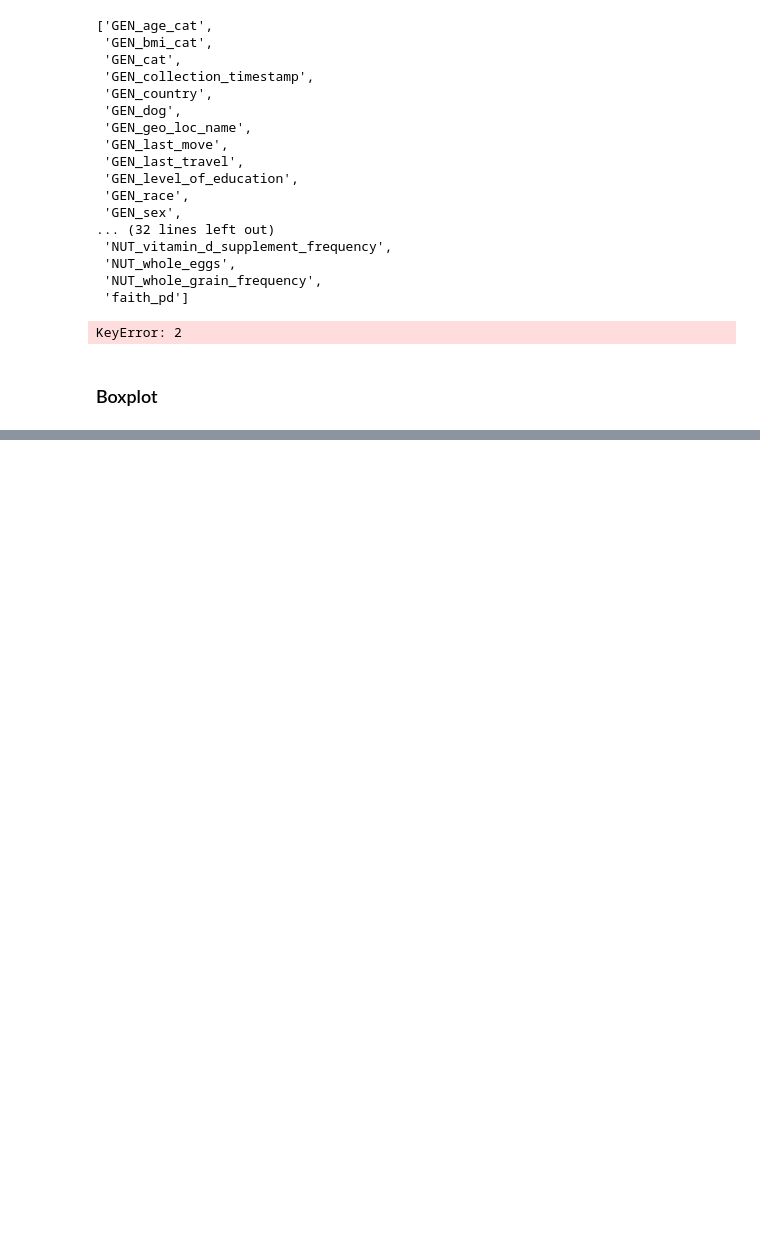
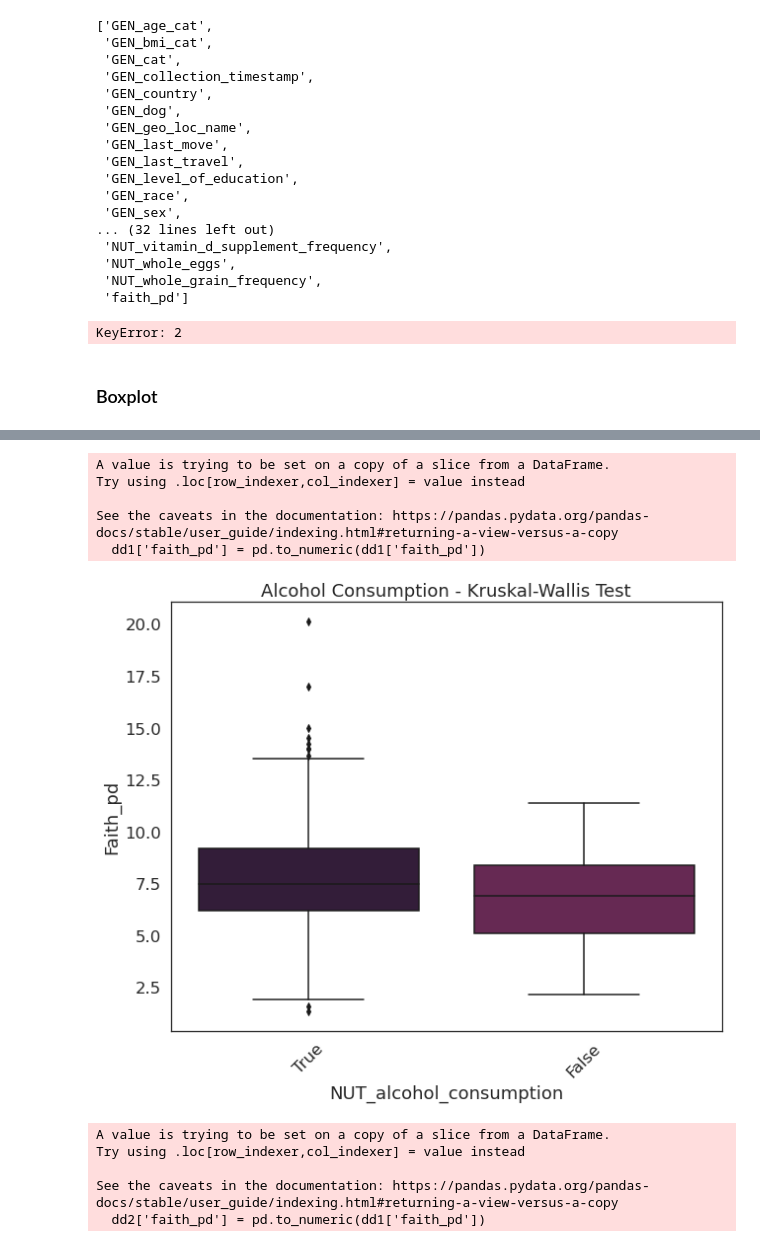
Before and after one commit to dhasanova99/HealthyFood, a Jupyter notebook: JupyterDocs/F_Alpha_Diversity.ipynb, the cells around one changed output, grey strips where cells are left out. Drawn from its saved outputs; the diff is of its cells as text; code cells hidden in the pictures; blank space fills up the shorter version.

```diff
--- a/JupyterDocs/F_Alpha_Diversity.ipynb
+++ b/JupyterDocs/F_Alpha_Diversity.ipynb
@@ -384,0 +410,41 @@ KeyError: 'NUT_alcohol_frequency'
+# %%
+Kruskal = pd.read_csv(os.path.join(data_dir, 'Kruskal-wallis-pairwise.tsv'), sep='\t')
+Kruskal = Kruskal.tail(-1)
+# %%
+dd1 = Kruskal[['NUT_alcohol_consumption','faith_pd']]
+dd1['faith_pd'] = pd.to_numeric(dd1['faith_pd'])
+# %% [output]
+A value is trying to be set on a copy of a slice from a DataFrame.
+Try using .loc[row_indexer,col_indexer] = value instead
+
+See the caveats in the documentation: https://pandas.pydata.org/pandas-docs/stable/user_guide/indexing.html#returning-a-view-versus-a-copy
+  dd1['faith_pd'] = pd.to_numeric(dd1['faith_pd'])
+# %%
+sns.set(rc={'figure.figsize':(10, 8), 'font.family': ['Helvetica']}, style='white')
+sns.set_palette("rocket")
+
+with sns.plotting_context("notebook", font_scale=1.5):
+    # seaborn's heatmap
+    ax = sns.boxplot(data = dd1, x='NUT_alcohol_consumption', y='faith_pd')
+
+    # matplotlib's customization
+    #ax.set_xlabel('Alcohol Consumption')
+    ax.set_ylabel('Faith_pd')
+    ax.set_title("Alcohol Consumption - Kruskal-Wallis Test")
+    ax.tick_params(axis='x', rotation=45)
+
+
+
+plt.savefig('figures/KW-alc-con.png', bbox_inches="tight")
+# %% [output]
+[figure, added]
+# %%
+dd2 = Kruskal[['NUT_alcohol_frequency','faith_pd']]
+dd2['faith_pd'] = pd.to_numeric(dd1['faith_pd'])
+#dd2['NUT_alcohol_frequency'] = dd2.NUT_alcohol_frequency.astype('category')
+# %% [output]
+A value is trying to be set on a copy of a slice from a DataFrame.
+Try using .loc[row_indexer,col_indexer] = value instead
+
+See the caveats in the documentation: https://pandas.pydata.org/pandas-docs/stable/user_guide/indexing.html#returning-a-view-versus-a-copy
+  dd2['faith_pd'] = pd.to_numeric(dd1['faith_pd'])
```
Also changed, not shown: parts of 22 cells of this notebook, 1 other file.
